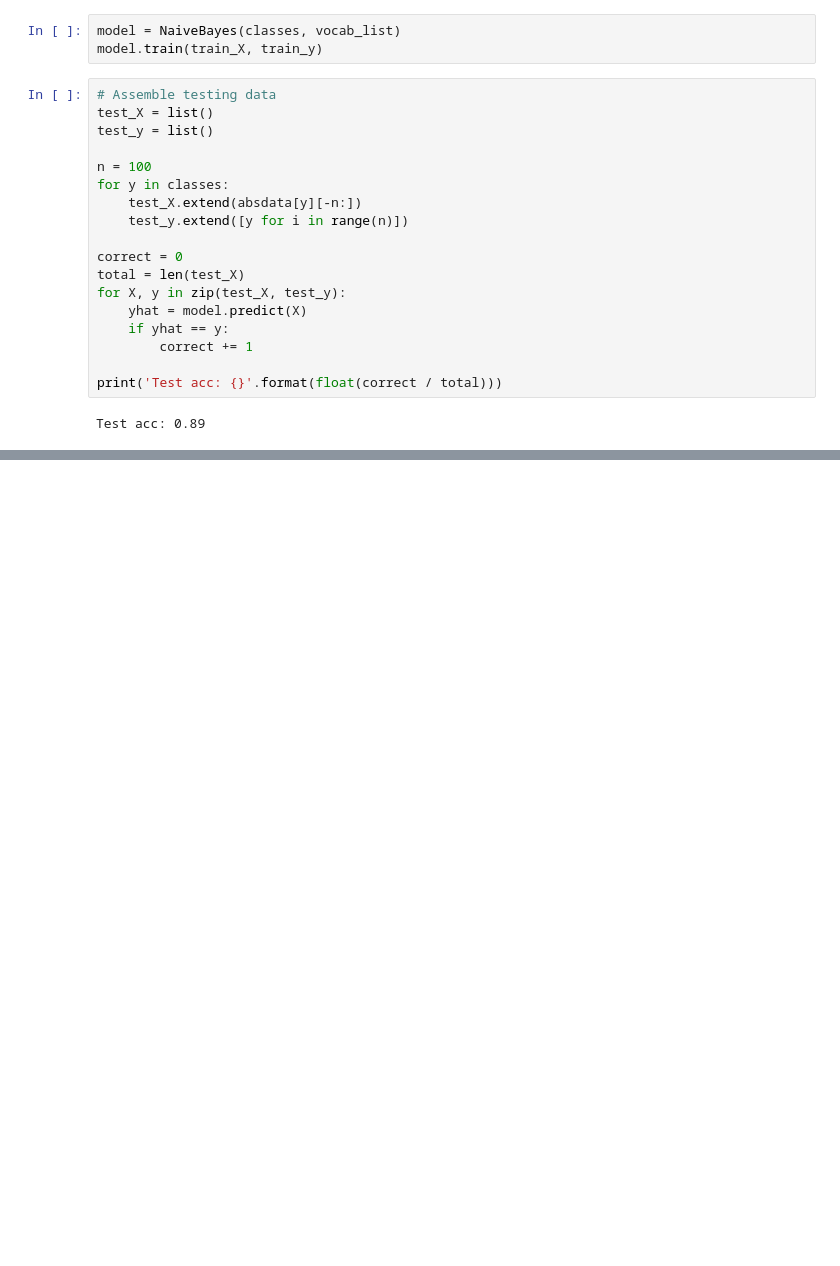
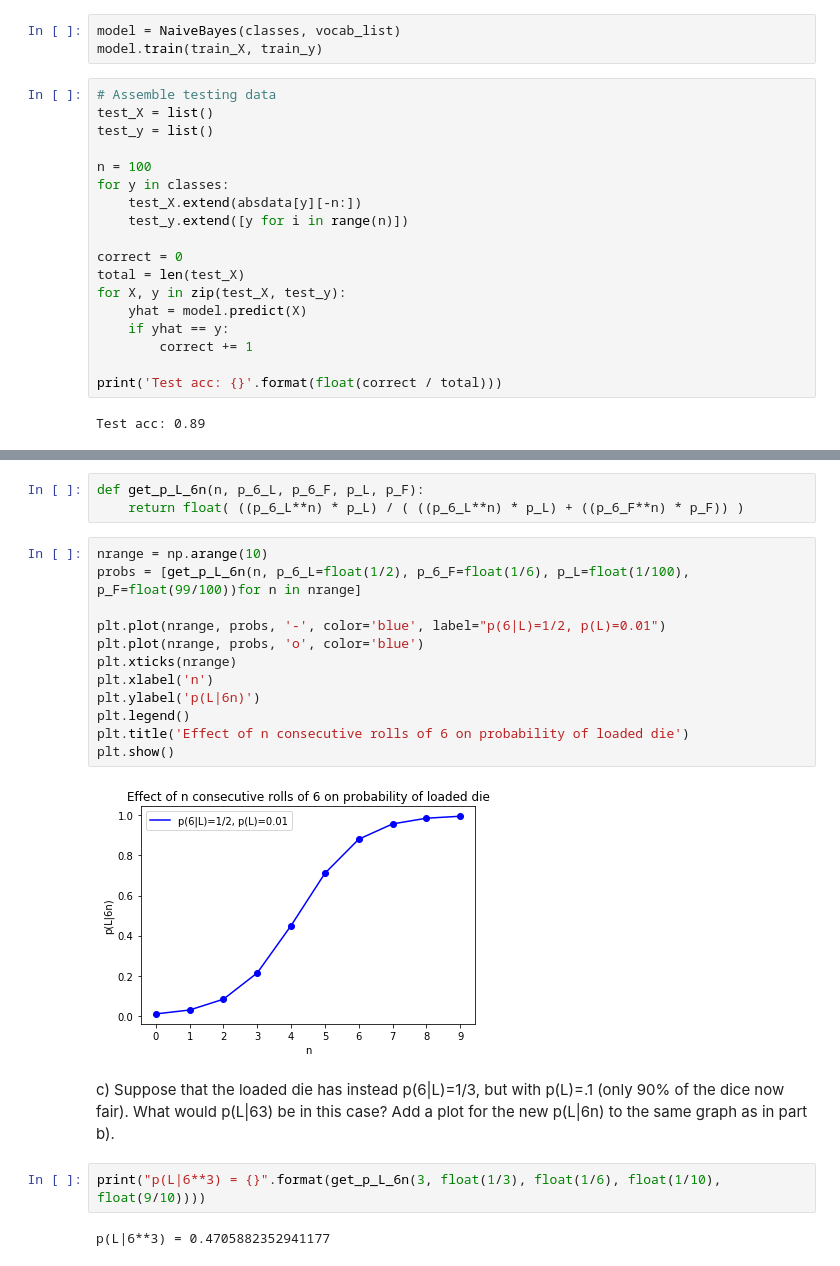
Before and after one commit to emtseng/sp20-info6010, a Jupyter notebook: s1.ipynb, the cells around one changed output, grey strips where cells are left out. Cells and saved outputs as stored; diff of their text form; blank space fills up the shorter version.

```diff
--- a/s1.ipynb
+++ b/s1.ipynb
@@ -219,0 +216,23 @@ Test acc: 0.89
+# %%
+def get_p_L_6n(n, p_6_L, p_6_F, p_L, p_F):
+    return float( ((p_6_L**n) * p_L) / ( ((p_6_L**n) * p_L) + ((p_6_F**n) * p_F)) )
+# %%
+nrange = np.arange(10)
+probs = [get_p_L_6n(n, p_6_L=float(1/2), p_6_F=float(1/6), p_L=float(1/100), p_F=float(99/100))for n in nrange]
+
+plt.plot(nrange, probs, '-', color='blue', label="p(6|L)=1/2, p(L)=0.01")
+plt.plot(nrange, probs, 'o', color='blue')
+plt.xticks(nrange)
+plt.xlabel('n')
+plt.ylabel('p(L|6n)')
+plt.legend()
+plt.title('Effect of n consecutive rolls of 6 on probability of loaded die')
+plt.show()
+# %% [output]
+[figure, added]
+# %% [markdown]
+c) Suppose that the loaded die has instead p(6|L)=1/3, but with p(L)=.1 (only 90% of the dice now fair). What would p(L|63) be in this case? Add a plot for the new p(L|6n) to the same graph as in part b).
+# %%
+print("p(L|6**3) = {}".format(get_p_L_6n(3, float(1/3), float(1/6), float(1/10), float(9/10))))
+# %% [output]
+p(L|6**3) = 0.4705882352941177
```
Also changed, not shown: parts of 14 cells of this notebook.
